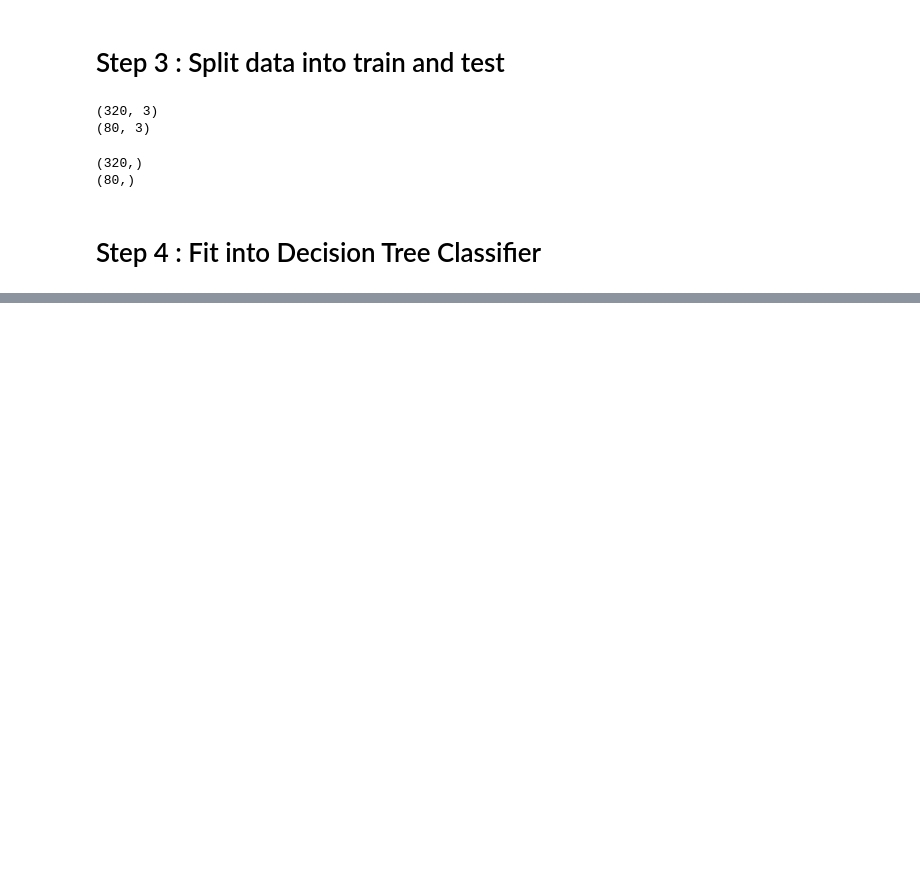
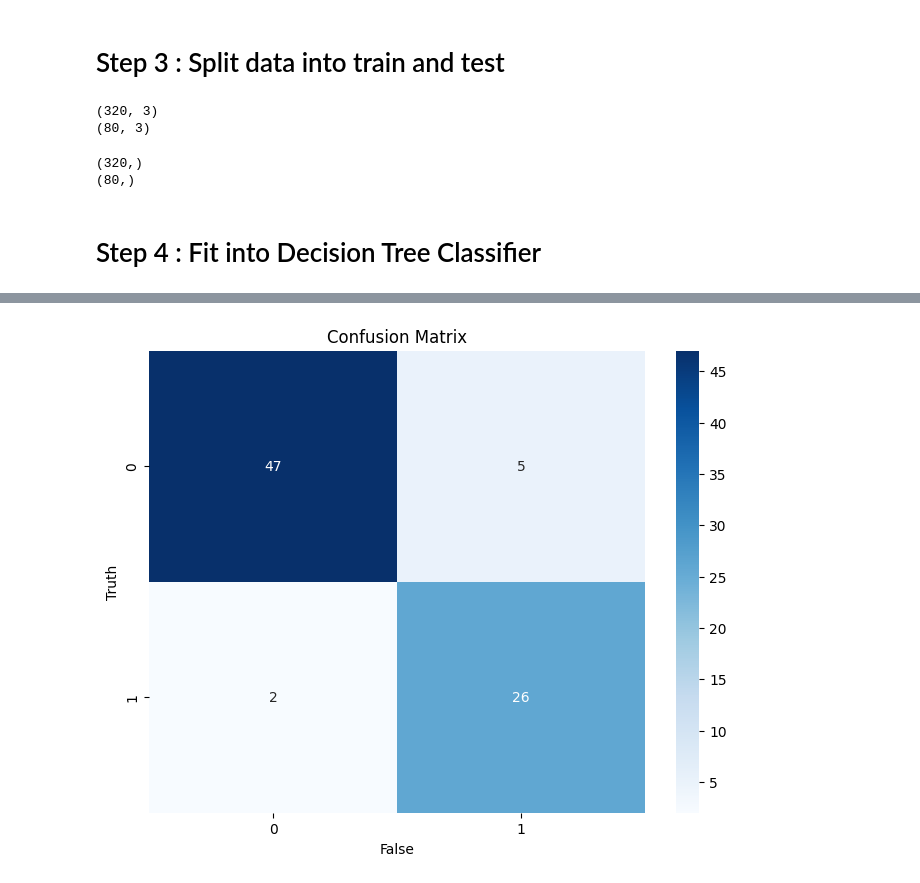
Before and after one commit to Neil-Cardoz/ClassFiles, a Jupyter notebook: SML_Dscision_tree.ipynb, the cells around one changed output, grey strips where cells are left out. Saved outputs shown, nothing was run; the diff lists cells and outputs as text; code cells hidden in the pictures; blank space fills up the shorter version.

```diff
--- a/SML_Dscision_tree.ipynb
+++ b/SML_Dscision_tree.ipynb
@@ -72,3 +73,6 @@ print(y_test.shape)
 (80,)
 # %% [markdown]
 # Step 4 : Fit into Decision Tree Classifier
+# %%
+classifier = DecisionTreeClassifier(criterion='gini', max_depth=3)
+classifier.fit(X_train, y_train)
@@ -74,0 +81,2 @@ print(y_test.shape)
+# %%
+y_pred = classifier.predict(X_test)
@@ -74,0 +106,9 @@ print(y_test.shape)
+# %%
+plt.figure(figsize=(8,6))
+sns.heatmap(confusion_matrix(y_test, y_pred), annot=True, fmt='d', cmap='Blues')
+plt.xlabel('False')
+plt.ylabel('Truth')
+plt.title('Confusion Matrix')
+plt.show()
+# %% [output]
+[figure, added]
```
Also changed, not shown: parts of 6 cells of this notebook.
